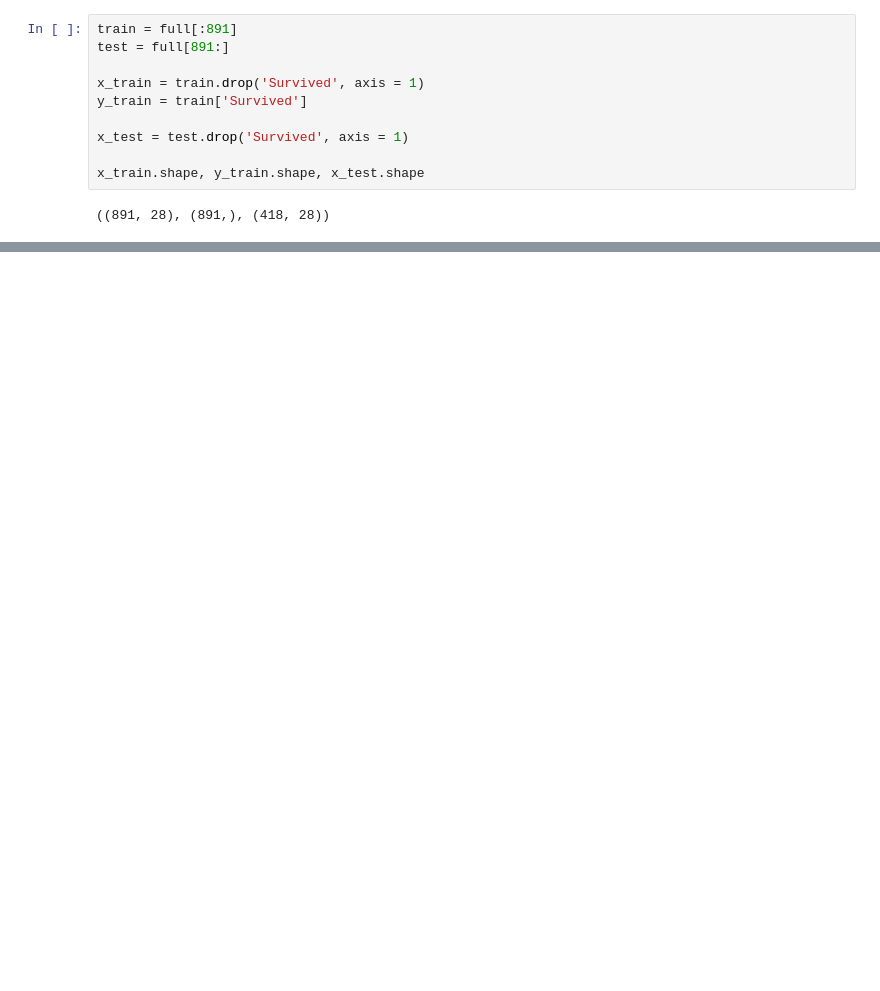
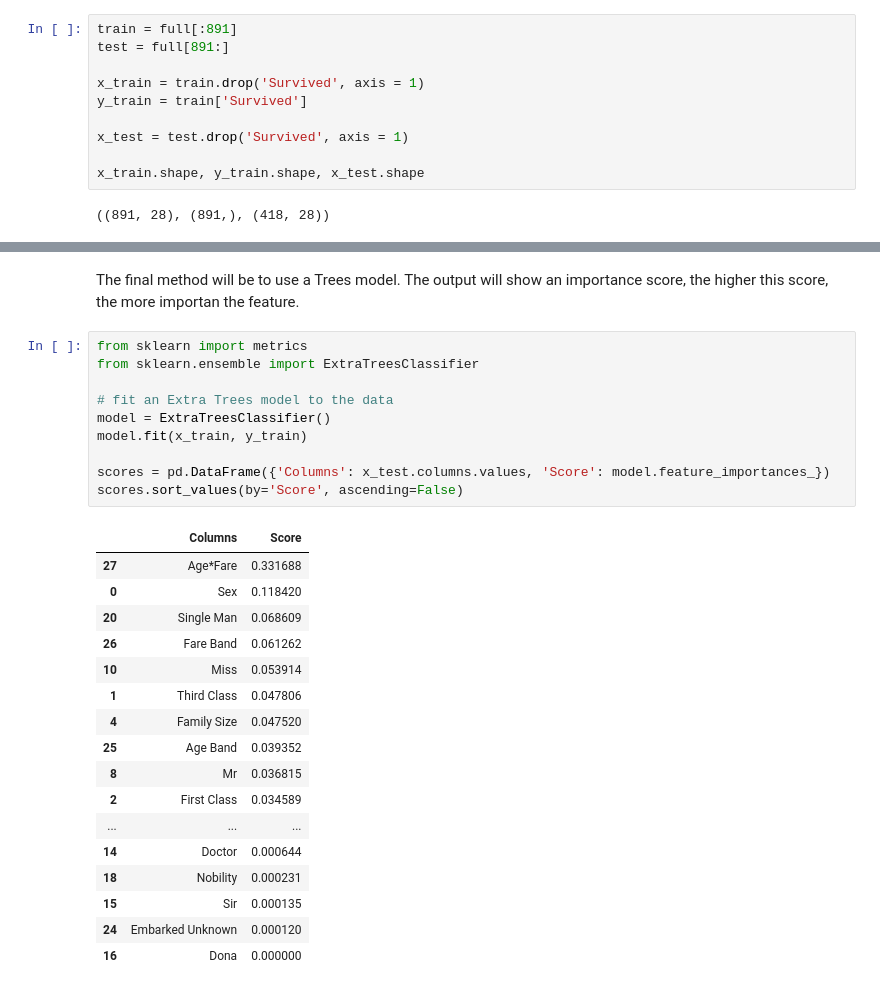
Before and after one commit to agodwinp/Titanic, a Jupyter notebook: Titanic - Machine Learning from Disaster.ipynb, the cells around one changed output, grey strips where cells are left out. Saved outputs shown, nothing was run; the diff lists cells and outputs as text; blank space fills up the shorter version.

```diff
--- a/Titanic - Machine Learning from Disaster.ipynb
+++ b/Titanic - Machine Learning from Disaster.ipynb
@@ -800,0 +892,30 @@ models.sort_values(by='Score', ascending=False)
+# %% [markdown]
+The final method will be to use a Trees model. The output will show an importance score, the higher this score, the more importan the feature.
+# %%
+from sklearn import metrics
+from sklearn.ensemble import ExtraTreesClassifier
+
+# fit an Extra Trees model to the data
+model = ExtraTreesClassifier()
+model.fit(x_train, y_train)
+
+scores = pd.DataFrame({'Columns': x_test.columns.values, 'Score': model.feature_importances_})
+scores.sort_values(by='Score', ascending=False)
+# %% [output]
+|  | Columns | Score |
+| 27 | Age*Fare | 0.331688 |
+| 0 | Sex | 0.118420 |
+| 20 | Single Man | 0.068609 |
+| 26 | Fare Band | 0.061262 |
+| 10 | Miss | 0.053914 |
+| 1 | Third Class | 0.047806 |
+| 4 | Family Size | 0.047520 |
+| 25 | Age Band | 0.039352 |
+| 8 | Mr | 0.036815 |
+| 2 | First Class | 0.034589 |
+| ... | ... | ... |
+| 14 | Doctor | 0.000644 |
+| 18 | Nobility | 0.000231 |
+| 15 | Sir | 0.000135 |
+| 24 | Embarked Unknown | 0.000120 |
+| 16 | Dona | 0.000000 |
```
Also changed, not shown: parts of 34 cells of this notebook.
